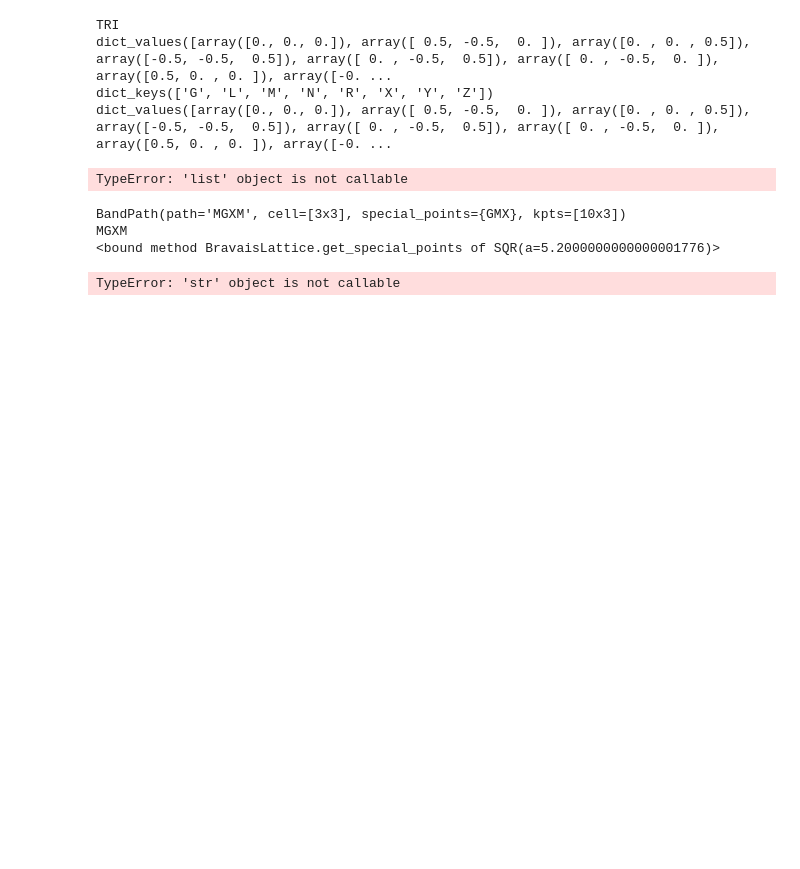
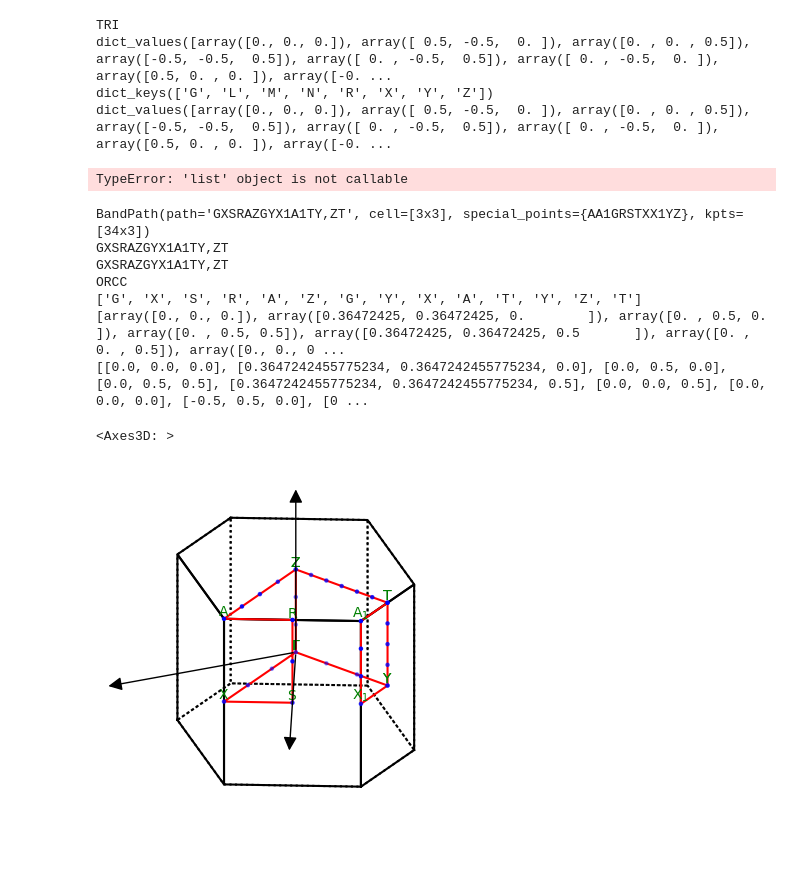
Before and after one commit to ltsilvaa/py_simulation_tools, a Jupyter notebook: tests_notebook/notebook_text.ipynb, the cells around one changed output. Cells and saved outputs as stored; diff of their text form; code cells hidden in the pictures; blank space fills up the shorter version.

```diff
--- a/tests_notebook/notebook_text.ipynb
+++ b/tests_notebook/notebook_text.ipynb
@@ -1150,38 +1150,47 @@ TypeError: 'list' object is not callable
 # %%
 
 
 from ase.dft.kpoints import get_special_points, bandpath, special_paths
 from ase.geometry import Cell
 import numpy as np
 
 # Uma lista de listas contendo os vetores [v1, v2, v3]
 lista_vetores = [
-    [5.2, 0.0, 0.0],  # Vetor a
-    [0.0, 5.2, 0.0],  # Vetor b
-    [0.0, 0.0, 0.0],  # Vetor c
+    [5.2, 1.0, 0.0],  # Vetor a
+    [1.0, 5.2, 0.0],  # Vetor b
+    [0.0, 0.0, 5.2],  # Vetor c
 ]
 
 # Cria o objeto Cell diretamente
 cell = Cell(lista_vetores)
 
 #cell = Cell.fromcellpar([3,3,0,90,90,90])
 latt = cell.get_bravais_lattice()
 print(latt.bandpath())
 print(latt.bandpath().path)
 #print(latt.bandpath().kpts)
-print(latt.get_special_points)
-print(latt.special_path())
-print(latt.name)
-#print(latt.bandpath().special_points.values())
+c = latt.bandpath().path
+print(c)
+a = [char for char in c if char.isupper()]
+#print(latt.special_path())
+b = [latt.bandpath().special_points[str(i)] for i in a]
+print(latt.name+" "+c)
+#print(latt.bandpath().special_points[str(i)] for i in a)
 #print(latt.get_special_points().keys())
 #print(latt.get_special_points().values())
 #a = list(latt.get_special_points().keys())
-#b = [arr.tolist() for arr in latt.get_special_points().values()]
-#print(a)
-#print(b)
-#latt.bandpath().plot()
+f = [arr.tolist() for arr in b]
+print(a)
+print(b)
+print(f)
+latt.bandpath().plot()
 # %% [output]
-BandPath(path='MGXM', cell=[3x3], special_points={GMX}, kpts=[10x3])
-MGXM
-<bound method BravaisLattice.get_special_points of SQR(a=5.2000000000000001776)>
+BandPath(path='GXSRAZGYX1A1TY,ZT', cell=[3x3], special_points={AA1GRSTXX1YZ}, kpts=[34x3])
+GXSRAZGYX1A1TY,ZT
+GXSRAZGYX1A1TY,ZT
+ORCC
+['G', 'X', 'S', 'R', 'A', 'Z', 'G', 'Y', 'X', 'A', 'T', 'Y', 'Z', 'T']
+[array([0., 0., 0.]), array([0.36472425, 0.36472425, 0.        ]), array([0. , 0.5, 0. ]), array([0. , 0.5, 0.5]), array([0.36472425, 0.36472425, 0.5       ]), array([0. , 0. , 0.5]), array([0., 0., 0 ...
+[[0.0, 0.0, 0.0], [0.3647242455775234, 0.3647242455775234, 0.0], [0.0, 0.5, 0.0], [0.0, 0.5, 0.5], [0.3647242455775234, 0.3647242455775234, 0.5], [0.0, 0.0, 0.5], [0.0, 0.0, 0.0], [-0.5, 0.5, 0.0], [0 ...
-TypeError: 'str' object is not callable
+<Axes3D: >
+[figure, added]
```
Also changed, not shown: 40 other files.
